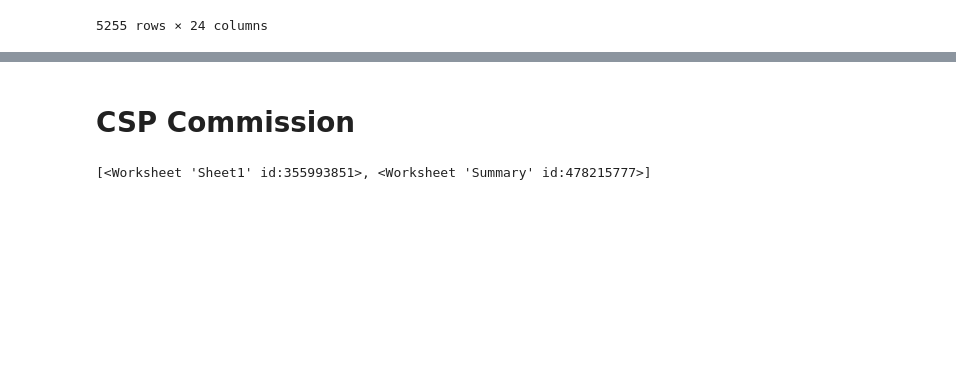
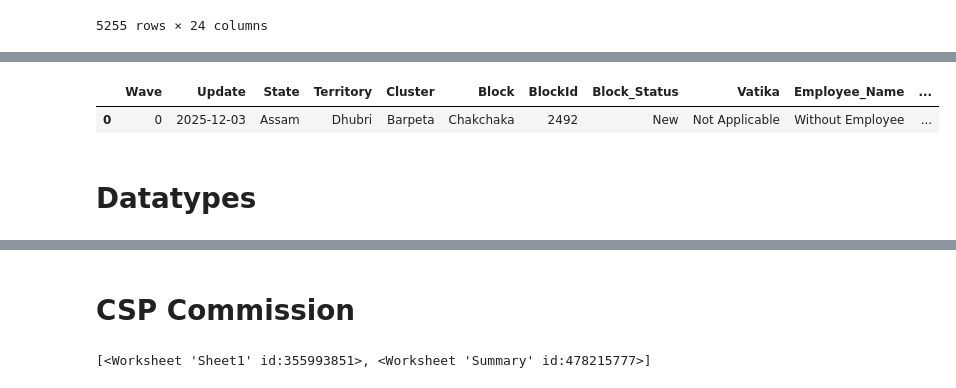
Before and after one commit to Omhanda/Local_Pipelines, a Jupyter notebook: ETL_Pipeline_for_google_doc.ipynb, the cells around one changed output, grey strips where cells are left out. Drawn from its saved outputs; the diff is of its cells as text; code cells hidden in the pictures; blank space fills up the shorter version.

```diff
--- a/ETL_Pipeline_for_google_doc.ipynb
+++ b/ETL_Pipeline_for_google_doc.ipynb
@@ -441,18 +459,5 @@ Inserted batch: 4471/4471 records
 # %% [markdown]
 # WAVE Data
-# %%
-# Path to your downloaded key
-service_acc_key = "cool-ocean-477314-v4-c7ffb11c1359.json"
-
-# Define the required scopes
-SCOPES = [
-    "https://www.googleapis.com/auth/spreadsheets",
-    "https://www.googleapis.com/auth/drive"
-]
-
-# Authorize
-creds = Credentials.from_service_account_file(service_acc_key, scopes=SCOPES)
-gc = gspread.authorize(creds)
 # %%
 wave_sheet = gc.open_by_url('https://docs.google.com/spreadsheets/d/1SKgKmXeInkKkhEB4eIj0bEBMXel-fvYEnqe4n7OE1hc/edit?usp=sharing')
 
@@ -575,9 +579,9 @@ wave_sheet_df[['State', 'Cluster', 'Block']].drop_duplicates().reset_index(drop=
 # %%
-final_df = pd.merge(wave_sheet_df ,
+wave_block_df = pd.merge(wave_sheet_df ,
     block_df, left_on=['State', 'Cluster', 'Block'], right_on=['state_name', 'district_name', 'block_name'], how='left'
 )
 
-final_df
+wave_block_df
 # %% [output]
 |  | Wave | Update | State | Territory | Cluster | Block | Block Status | Vatika | Employee Name | ... |
 | 0 | 0 | 2025-12-03 | Assam | Dhubri | Barpeta | Chakchaka | New | Not Applicable | Without Employee | ... |
@@ -594,0 +627,4 @@ final_df
+# %%
+wave_block_df = wave_block_df[['Wave', 'Update', 'State', 'Territory', 'Cluster', 'Block','block_code',
+       'Block Status', 'Vatika', 'Employee Name', 'Activity', 'Target_Date',
+       'Remarks', 'Identify', 'Expected Date', 'Complete_Date']]
@@ -594,0 +633,7 @@ final_df
+# %%
+wave_block_df.rename(columns={
+    'block_code' : 'BlockId',
+    'Block Status' : 'Block_Status',
+    'Employee Name' : 'Employee_Name',
+    'Expected Date' : 'Expected_Date',
+}, inplace=True)
@@ -594,0 +665,7 @@ final_df
+# %%
+wave_block_df[:1]
+# %% [output]
+|  | Wave | Update | State | Territory | Cluster | Block | BlockId | Block_Status | Vatika | Employee_Name | ... |
+| 0 | 0 | 2025-12-03 | Assam | Dhubri | Barpeta | Chakchaka | 2492 | New | Not Applicable | Without Employee | ... |
+# %% [markdown]
+# Datatypes
```
Also changed, not shown: parts of 29 cells of this notebook.
